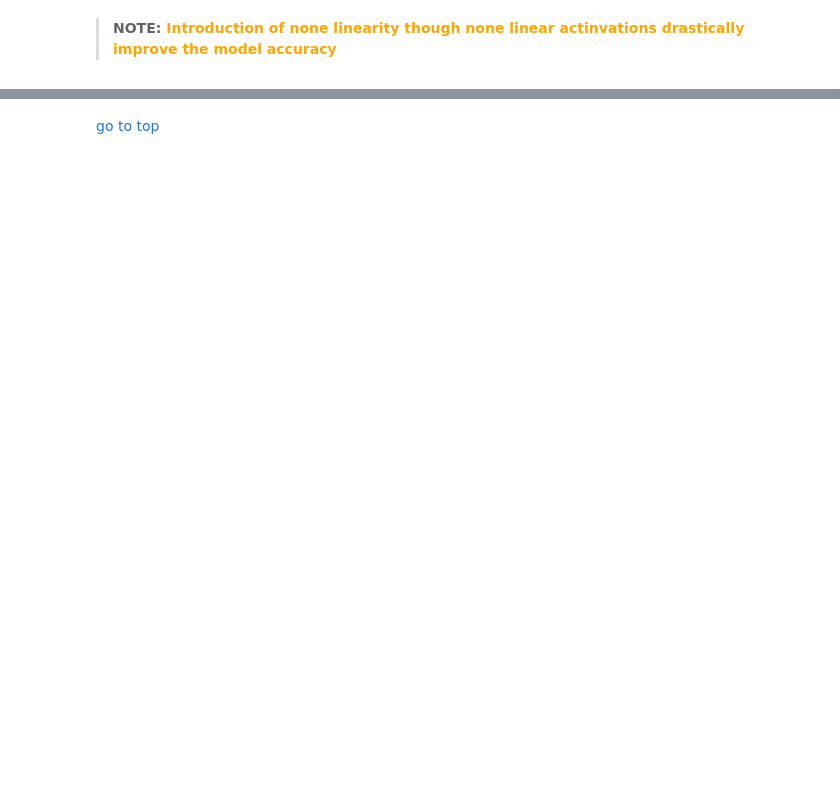
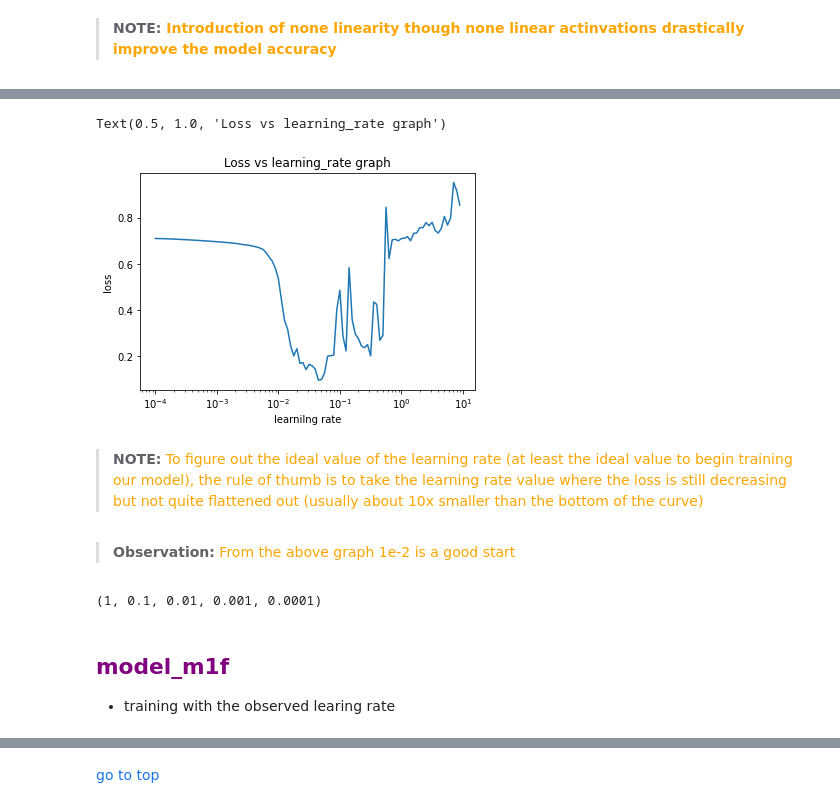
Before and after one commit to EjuluWilson/Tensorflow_Developer-Zero_to_Hero, a Jupyter notebook: Classification/Classification 101.ipynb, the cells around one changed output, grey strips where cells are left out. Saved outputs shown, nothing was run; the diff lists cells and outputs as text; code cells hidden in the pictures; blank space fills up the shorter version.

Commit message:
trained the model with the normalised lr

```diff
--- a/Classification/Classification 101.ipynb
+++ b/Classification/Classification 101.ipynb
@@ -358,0 +350,23 @@ Text(0.5, 1.0, 'model_1d training curves')
+# %%
+#training the model with an exponetially increasing rate
+#Define
+m1e = tf.keras.Sequential([
+    tf.keras.layers.Dense(4, activation = 'relu'),
+    tf.keras.layers.Dense(4, activation = 'relu'),
+    tf.keras.layers.Dense(1, activation= 'sigmoid')
+])
+#Compile
+m1e.compile(
+    loss = tf.keras.losses.binary_crossentropy,
+    optimizer= tf.keras.optimizers.Adam(),
+    metrics = ['accuracy']
+)
+
+#creating the learning rate schedular
+lr_shd = tf.keras.callbacks.LearningRateScheduler(lambda epoch: 1e-4*10**(epoch/20))
+
+#fitting the model with the lr_shd
+m1e_hist = m1e.fit(x_train,y_train,
+                   epochs= 100,
+                   verbose= 2,
+                   callbacks=[lr_shd])
@@ -358,0 +391,26 @@ Text(0.5, 1.0, 'model_1d training curves')
+# %%
+# plotting the loss vs learing rate
+# define the x-axis values to be in the range of the used exponetial learing rate
+x_lr_rate = 1e-4 * (10 ** (np.arange(100)/20))
+y_loss = m1e_hist.history['loss']
+
+#plt.figure(figsize=(12, 6))
+plt.semilogx(x_lr_rate, y_loss) #semilogx puts the a-axis on a lograthminc scale(proper spread)
+plt.xlabel("learnilng rate")
+plt.ylabel("loss")
+plt.title("Loss vs learning_rate graph")
+# %% [output]
+Text(0.5, 1.0, 'Loss vs learning_rate graph')
+[figure, added]
+# %% [markdown]
+> **NOTE:** <font color = 'orange'> To figure out the ideal value of the learning rate (at least the ideal value to begin training our model), the rule of thumb is to take the learning rate value where the loss is still decreasing but not quite flattened out (usually about 10x smaller than the bottom of the curve)</font>
+# %% [markdown]
+> **Observation:** <font color = 'orange'> From the above graph 1e-2 is a good start</font>
+# %%
+# Example of other typical learning rate values
+10**0, 10**-1, 10**-2, 10**-3, 1e-4
+# %% [output]
+(1, 0.1, 0.01, 0.001, 0.0001)
+# %% [markdown]
+## <font color = "purple"> model_m1f </font>
+- training with the observed learing rate
```
Also changed, not shown: parts of 46 cells of this notebook.
